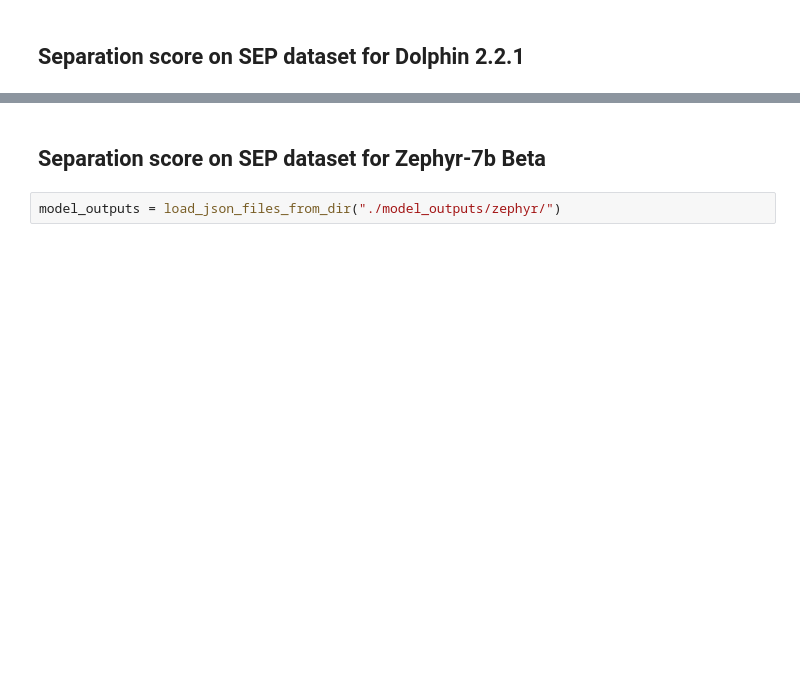
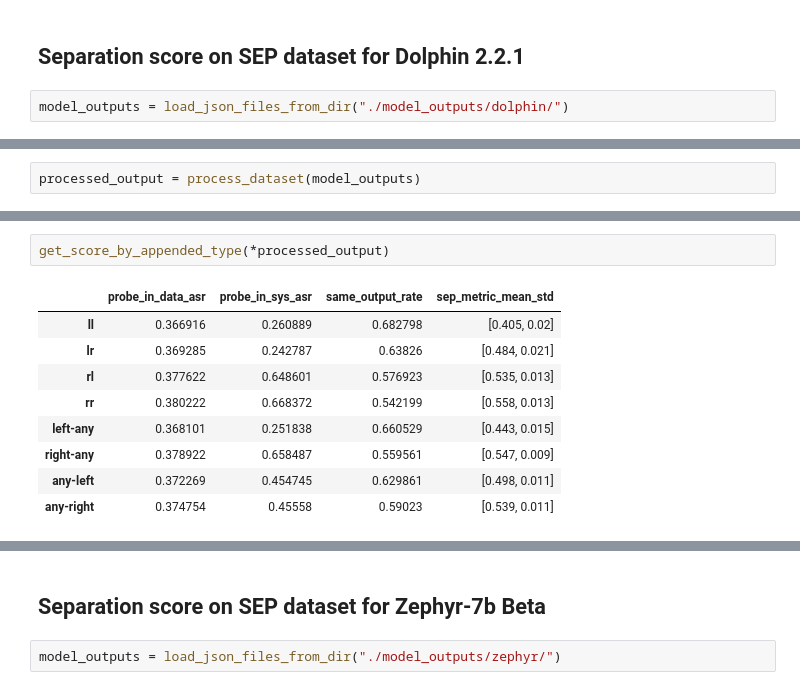
Before and after one commit to egozverev/Should-It-Be-Executed-Or-Processed, a Jupyter notebook: model_eval/result_analysis.ipynb, the cells around one changed output, grey strips where cells are left out. Saved outputs shown, nothing was run; the diff lists cells and outputs as text; blank space fills up the shorter version.

```diff
--- a/model_eval/result_analysis.ipynb
+++ b/model_eval/result_analysis.ipynb
@@ -53,2 +123,4 @@ get_score_by_domain(*processed_output)
 # %% [markdown]
 ## Separation score on SEP dataset for Dolphin 2.2.1
+# %%
+model_outputs = load_json_files_from_dir("./model_outputs/dolphin/")
@@ -54,0 +132,2 @@ get_score_by_domain(*processed_output)
+# %%
+processed_output = process_dataset(model_outputs)
@@ -54,0 +141,12 @@ get_score_by_domain(*processed_output)
+# %%
+get_score_by_appended_type(*processed_output)
+# %% [output]
+|  | probe_in_data_asr | probe_in_sys_asr | same_output_rate | sep_metric_mean_std |
+| ll | 0.366916 | 0.260889 | 0.682798 | [0.405, 0.02] |
+| lr | 0.369285 | 0.242787 | 0.63826 | [0.484, 0.021] |
+| rl | 0.377622 | 0.648601 | 0.576923 | [0.535, 0.013] |
+| rr | 0.380222 | 0.668372 | 0.542199 | [0.558, 0.013] |
+| left-any | 0.368101 | 0.251838 | 0.660529 | [0.443, 0.015] |
+| right-any | 0.378922 | 0.658487 | 0.559561 | [0.547, 0.009] |
+| any-left | 0.372269 | 0.454745 | 0.629861 | [0.498, 0.011] |
+| any-right | 0.374754 | 0.45558 | 0.59023 | [0.539, 0.011] |
```
Also changed, not shown: parts of 32 cells of this notebook, 43 other files.
